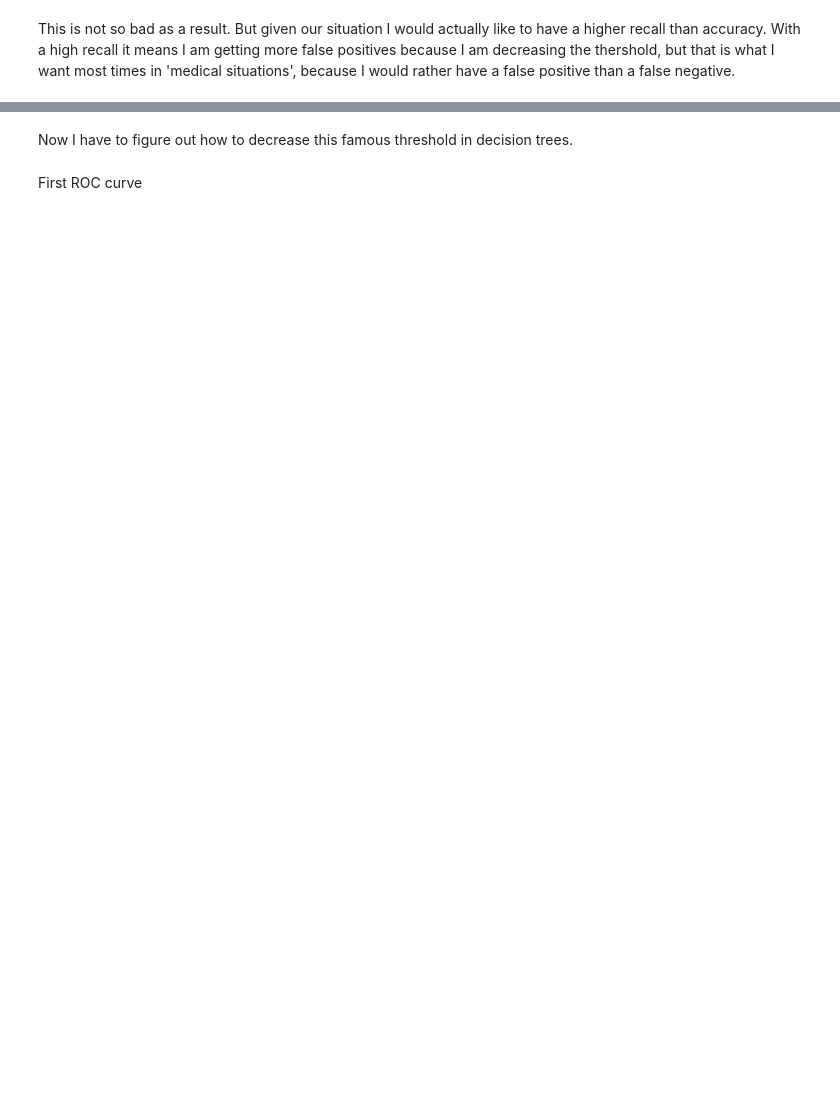
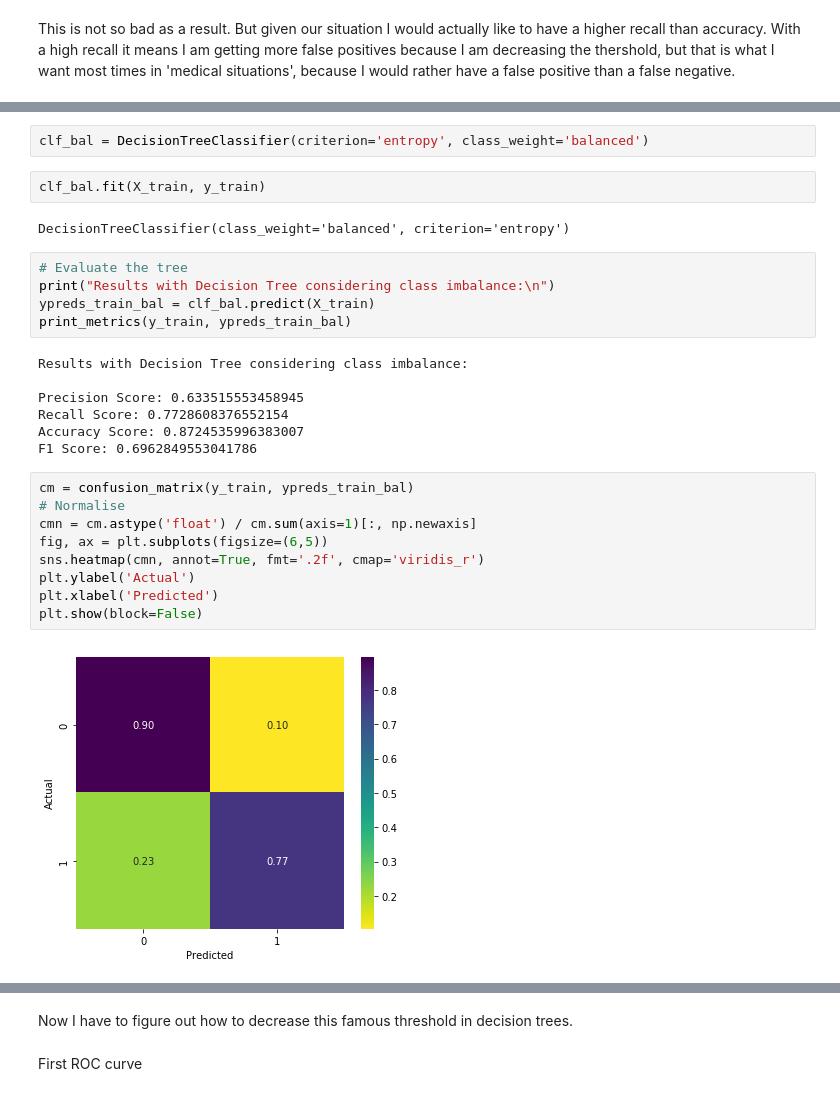
Before and after one commit to MNLKuzmin/Phase3project, a Jupyter notebook: CovidNotebook.ipynb, the cells around one changed output, grey strips where cells are left out. Saved outputs shown, nothing was run; the diff lists cells and outputs as text; blank space fills up the shorter version.

Commit message:
DT, class imbalance, random forest, rfCV

```diff
--- a/CovidNotebook.ipynb
+++ b/CovidNotebook.ipynb
@@ -537,0 +566,29 @@ This is not so bad as a result. But given our situation I would actually like to
+# %%
+clf_bal = DecisionTreeClassifier(criterion='entropy', class_weight='balanced')
+# %%
+clf_bal.fit(X_train, y_train)
+# %% [output]
+DecisionTreeClassifier(class_weight='balanced', criterion='entropy')
+# %%
+# Evaluate the tree
+print("Results with Decision Tree considering class imbalance:\n")
+ypreds_train_bal = clf_bal.predict(X_train)
+print_metrics(y_train, ypreds_train_bal)
+# %% [output]
+Results with Decision Tree considering class imbalance:
+
+Precision Score: 0.633515553458945
+Recall Score: 0.7728608376552154
+Accuracy Score: 0.8724535996383007
+F1 Score: 0.6962849553041786
+# %%
+cm = confusion_matrix(y_train, ypreds_train_bal)
+# Normalise
+cmn = cm.astype('float') / cm.sum(axis=1)[:, np.newaxis]
+fig, ax = plt.subplots(figsize=(6,5))
+sns.heatmap(cmn, annot=True, fmt='.2f', cmap='viridis_r')
+plt.ylabel('Actual')
+plt.xlabel('Predicted')
+plt.show(block=False)
+# %% [output]
+[figure, added]
```
Also changed, not shown: parts of 63 cells of this notebook.
